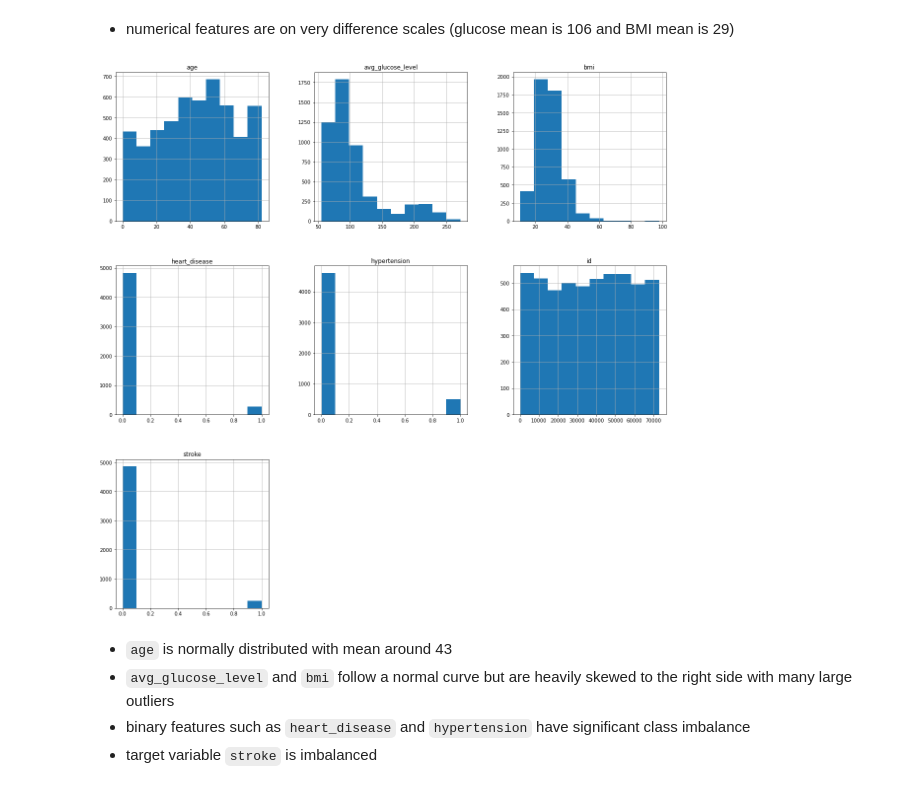
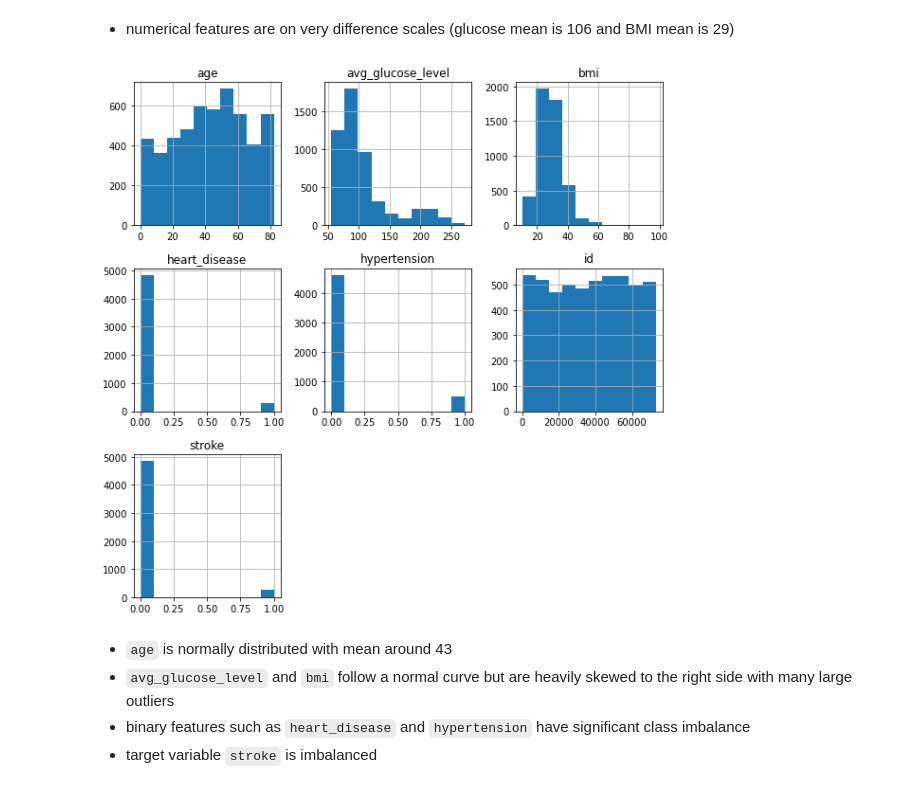
Before and after one commit to prithvikannan/cs-m148, a Jupyter notebook: Project3/final_project.ipynb, the cells around one changed output. Drawn from its saved outputs; the diff is of its cells as text; code cells hidden in the pictures.

```diff
--- a/Project3/final_project.ipynb
+++ b/Project3/final_project.ipynb
@@ -92,10 +92,10 @@ data.describe()
 * numerical features are on very difference scales (glucose mean is 106 and BMI mean is 29)
 # %%
 # distributions of different features
-data.hist(figsize = (20,20))
+data.hist(figsize = (10,10))
 plt.show()
 # %% [output]
-[figure, old version]
+[figure, new version]
 # %% [markdown]
 * `age` is normally distributed with mean around 43
 * `avg_glucose_level` and `bmi` follow a normal curve but are heavily skewed to the right side with many large outliers
```
Also changed, not shown: parts of 8 cells of this notebook.
